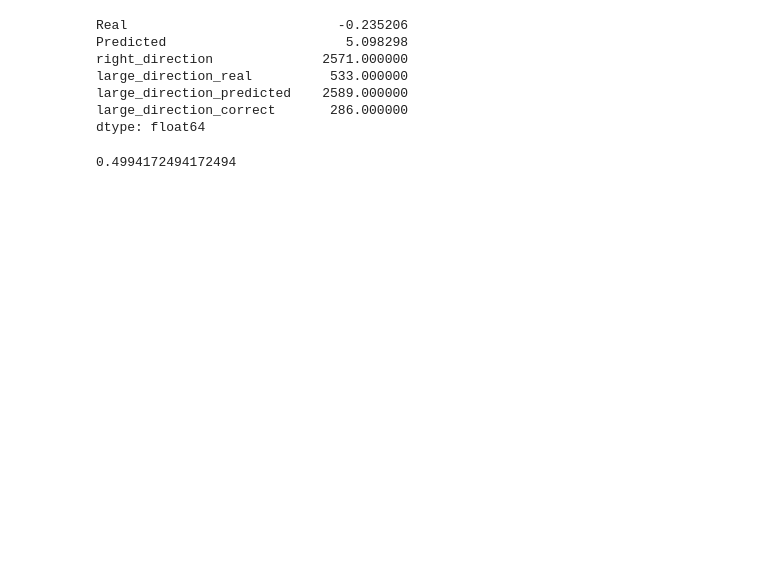
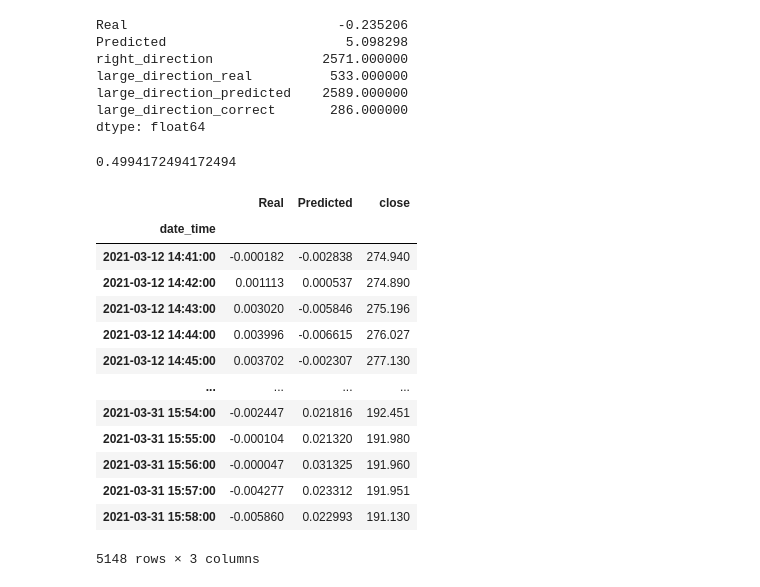
Before and after one commit to vweinblatt123/CF-Project2, a Jupyter notebook: Victor/model_training.ipynb, the cells around one changed output. Cells and saved outputs as stored; diff of their text form; code cells hidden in the pictures; blank space fills up the shorter version.

```diff
--- a/Victor/model_training.ipynb
+++ b/Victor/model_training.ipynb
@@ -198,3 +198,22 @@ dtype: float64
 2571/5148
 # %% [output]
 0.4994172494172494
+# %%
+final_output = output.join(combined_df[['close']])
+# %%
+final_output
+# %% [output]
+|  | Real | Predicted | close |
+| date_time |  |  |  |
+| 2021-03-12 14:41:00 | -0.000182 | -0.002838 | 274.940 |
+| 2021-03-12 14:42:00 | 0.001113 | 0.000537 | 274.890 |
+| 2021-03-12 14:43:00 | 0.003020 | -0.005846 | 275.196 |
+| 2021-03-12 14:44:00 | 0.003996 | -0.006615 | 276.027 |
+| 2021-03-12 14:45:00 | 0.003702 | -0.002307 | 277.130 |
+| ... | ... | ... | ... |
+| 2021-03-31 15:54:00 | -0.002447 | 0.021816 | 192.451 |
+| 2021-03-31 15:55:00 | -0.000104 | 0.021320 | 191.980 |
+| 2021-03-31 15:56:00 | -0.000047 | 0.031325 | 191.960 |
+| 2021-03-31 15:57:00 | -0.004277 | 0.023312 | 191.951 |
+| 2021-03-31 15:58:00 | -0.005860 | 0.022993 | 191.130 |
+5148 rows × 3 columns
```
Also changed, not shown: parts of 2 cells of this notebook, 2 other files.
